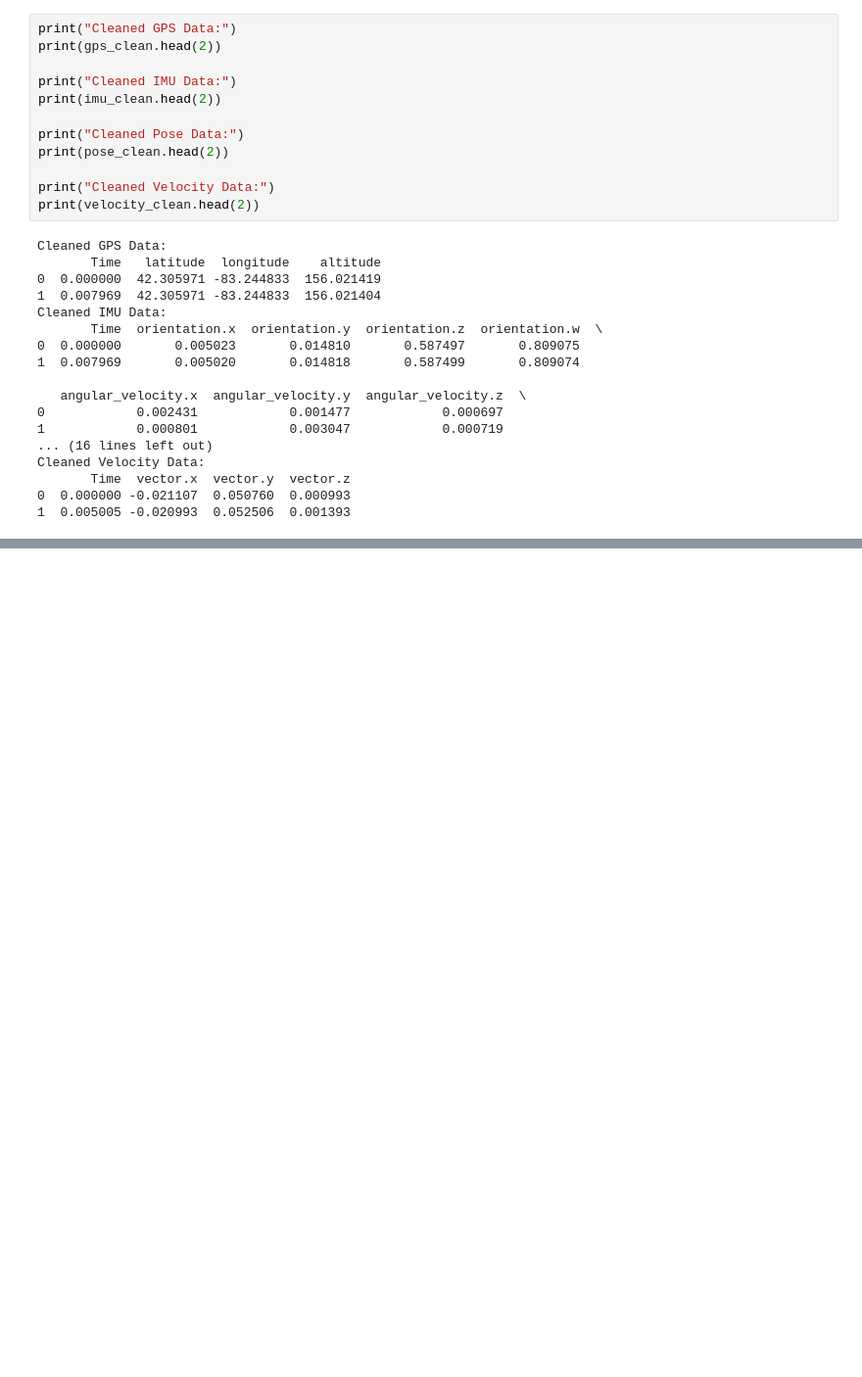
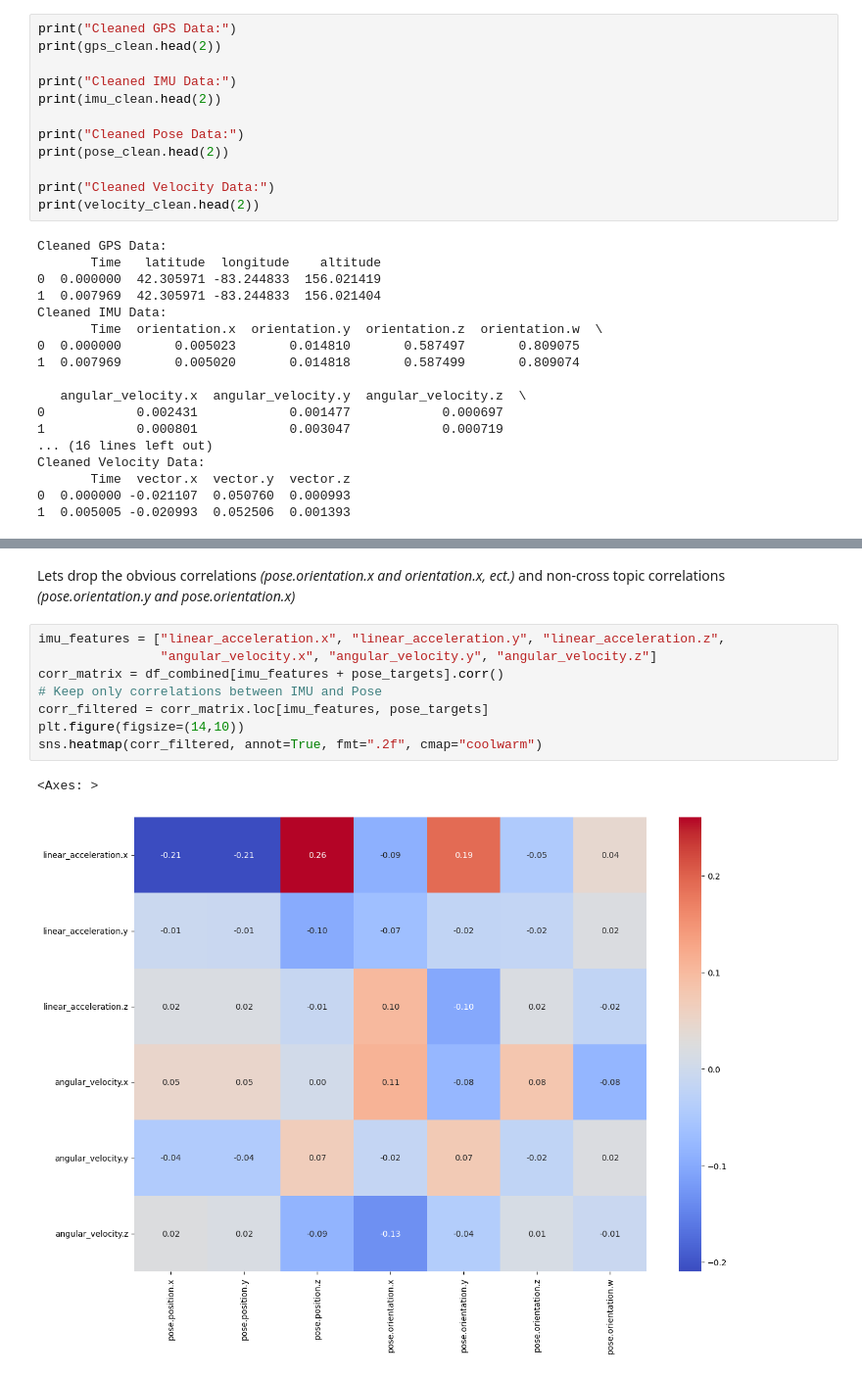
Before and after one commit to tjfisher22/ML-Training-Ford-Vehicle-Data, a Jupyter notebook: Ford_Vehicle_Data/notebooks/explore_data.ipynb, the cells around one changed output, grey strips where cells are left out. Shown at 98% size. Saved outputs shown, nothing was run; the diff lists cells and outputs as text; blank space fills up the shorter version.

```diff
--- a/Ford_Vehicle_Data/notebooks/explore_data.ipynb
+++ b/Ford_Vehicle_Data/notebooks/explore_data.ipynb
@@ -259,0 +285,13 @@ Cleaned Velocity Data:
+# %% [markdown]
+Lets drop the obvious correlations *(pose.orientation.x and orientation.x, ect.)* and non-cross topic correlations *(pose.orientation.y and pose.orientation.x)*
+# %%
+imu_features = ["linear_acceleration.x", "linear_acceleration.y", "linear_acceleration.z",
+                "angular_velocity.x", "angular_velocity.y", "angular_velocity.z"]
+corr_matrix = df_combined[imu_features + pose_targets].corr()
+# Keep only correlations between IMU and Pose
+corr_filtered = corr_matrix.loc[imu_features, pose_targets]
+plt.figure(figsize=(14,10))
+sns.heatmap(corr_filtered, annot=True, fmt=".2f", cmap="coolwarm")
+# %% [output]
+<Axes: >
+[figure, added]
```
Also changed, not shown: parts of 6 cells of this notebook.
